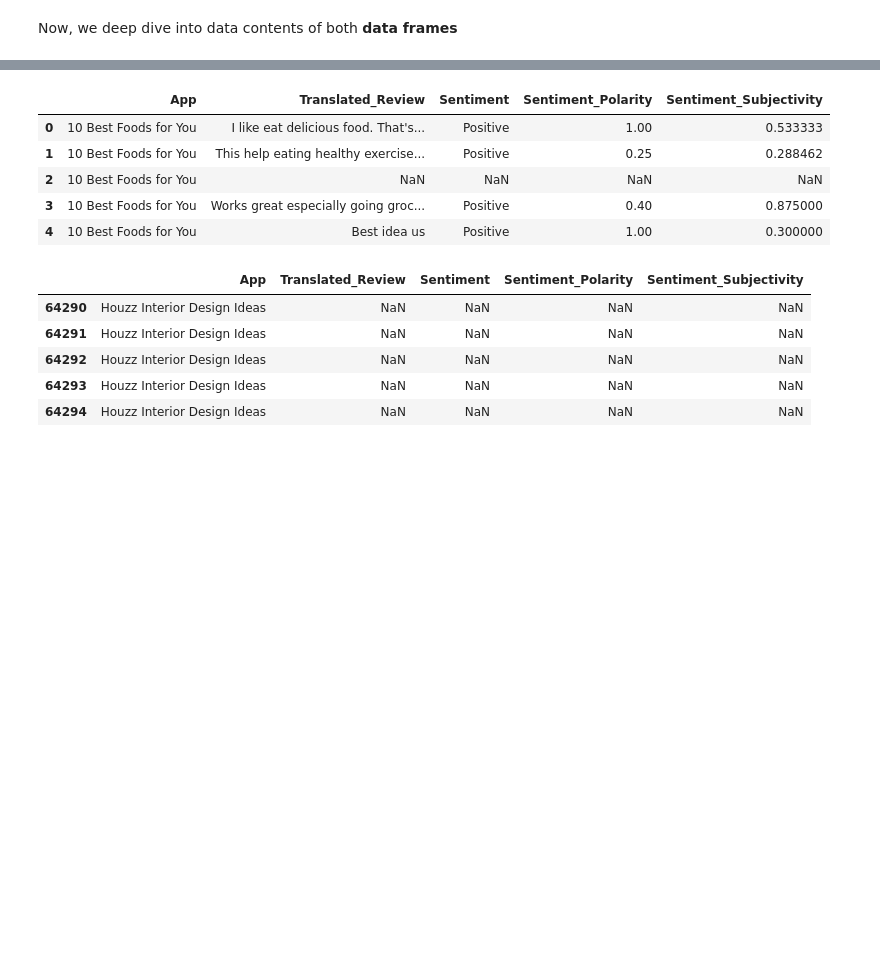
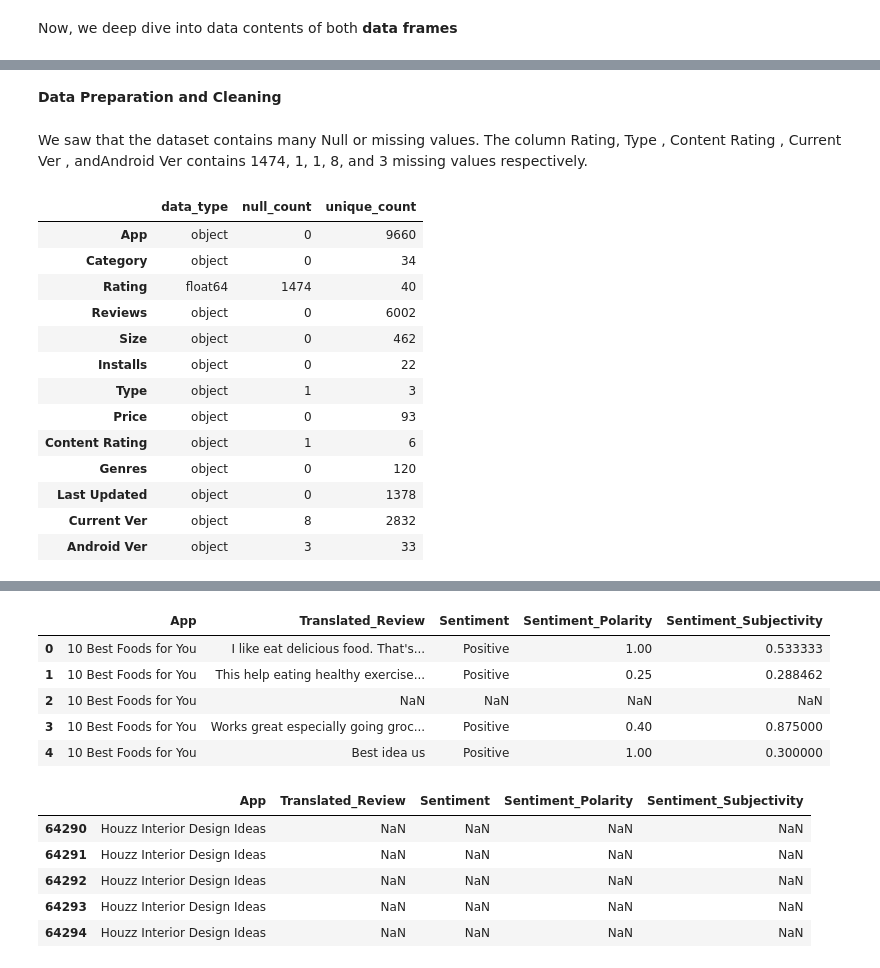
Before and after one commit to AsadullaP/Play-Store-App-Review-Analysis-, a Jupyter notebook: Asadullakhan_pathan_Play_Store_App_Review_Analysis_Capstone_Project.ipynb, the cells around one changed output, grey strips where cells are left out. Saved outputs shown, nothing was run; the diff lists cells and outputs as text; code cells hidden in the pictures; blank space fills up the shorter version.

```diff
--- a/Asadullakhan_pathan_Play_Store_App_Review_Analysis_Capstone_Project.ipynb
+++ b/Asadullakhan_pathan_Play_Store_App_Review_Analysis_Capstone_Project.ipynb
@@ -112,0 +132,28 @@ df_playstore_data.tail()
+# %% [markdown]
+**Data Preparation and Cleaning**
+# %% [markdown]
+We saw that the dataset contains many Null or missing values. The column Rating, Type , Content Rating , Current Ver , andAndroid Ver contains 1474, 1, 1, 8, and 3 missing values respectively.
+# %%
+def printinfo():
+    temp = pd.DataFrame(index=df_playstore_data.columns)
+    temp['data_type'] = df_playstore_data.dtypes
+    temp['null_count'] = df_playstore_data.isnull().sum()
+    temp['unique_count'] = df_playstore_data.nunique()
+    return temp
+# %%
+printinfo()
+# %% [output]
+|  | data_type | null_count | unique_count |
+| App | object | 0 | 9660 |
+| Category | object | 0 | 34 |
+| Rating | float64 | 1474 | 40 |
+| Reviews | object | 0 | 6002 |
+| Size | object | 0 | 462 |
+| Installs | object | 0 | 22 |
+| Type | object | 1 | 3 |
+| Price | object | 0 | 93 |
+| Content Rating | object | 1 | 6 |
+| Genres | object | 0 | 120 |
+| Last Updated | object | 0 | 1378 |
+| Current Ver | object | 8 | 2832 |
+| Android Ver | object | 3 | 33 |
```
Also changed, not shown: parts of 32 cells of this notebook.
